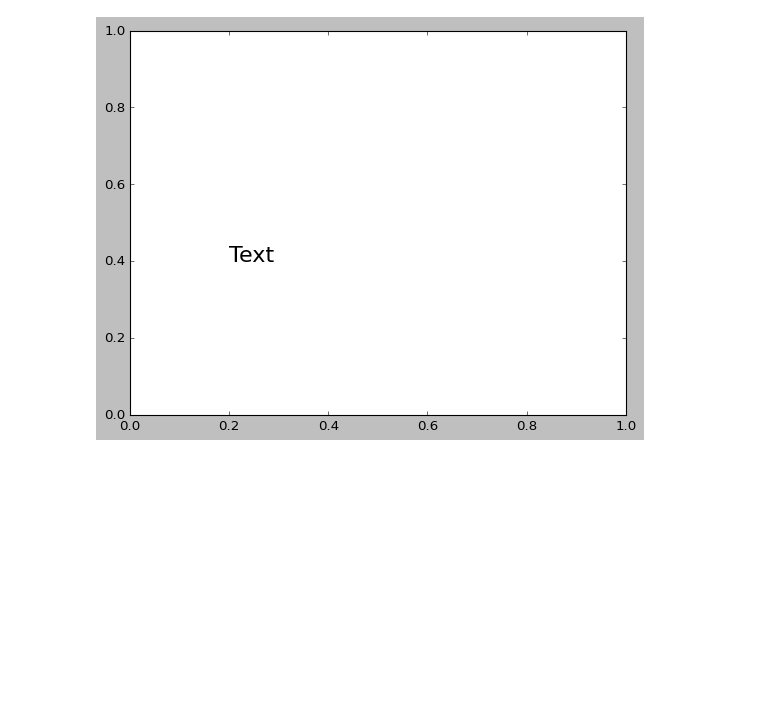
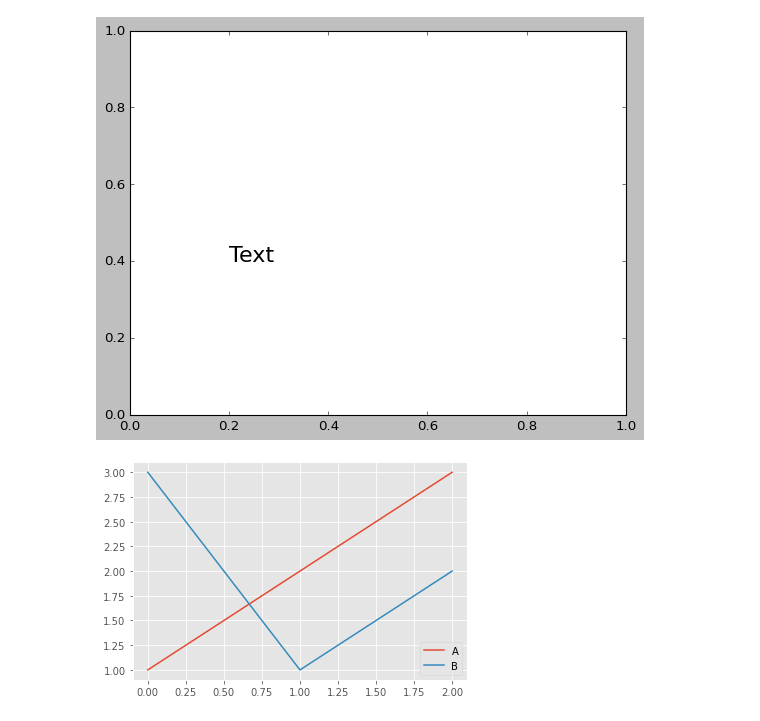
Before and after one commit to YukiNoji3/SampleCode, a Jupyter notebook: Python_DataAnalysis(Matplotlib).ipynb, the cells around one changed output. Cells and saved outputs as stored; diff of their text form; code cells hidden in the pictures; blank space fills up the shorter version.

```diff
--- a/Python_DataAnalysis(Matplotlib).ipynb
+++ b/Python_DataAnalysis(Matplotlib).ipynb
@@ -526,3 +525,16 @@ ax.text(0.2, 0.4, 'Text', size=20) #Textというテキストを描画
 plt.show()
 # %% [output]
 [figure]
+# %%
+import pandas as pd
+import matplotlib.style
+import matplotlib.pyplot as plt
+
+matplotlib.style.use('ggplot') #スタイルを指定
+
+#DataFrameを作成
+df = pd.DataFrame({'A':[1, 2, 3], 'B':[3, 1, 2]})
+df.plot() #折れ線グラフを描画
+plt.show()
+# %% [output]
+[figure, added]
```
Also changed, not shown: parts of 3 cells of this notebook.
